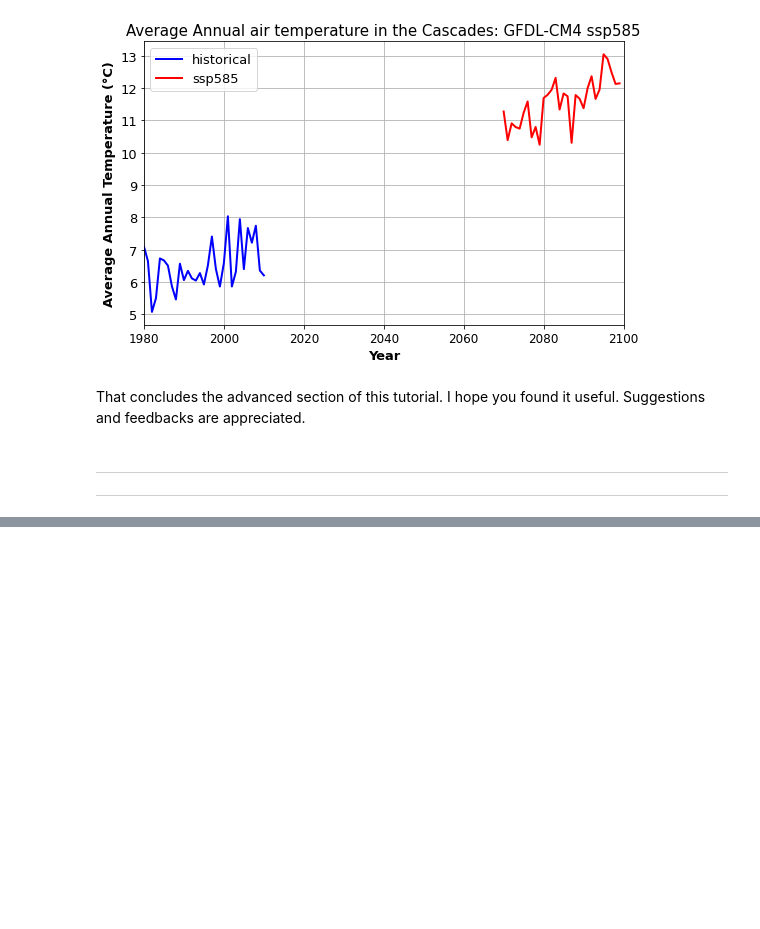
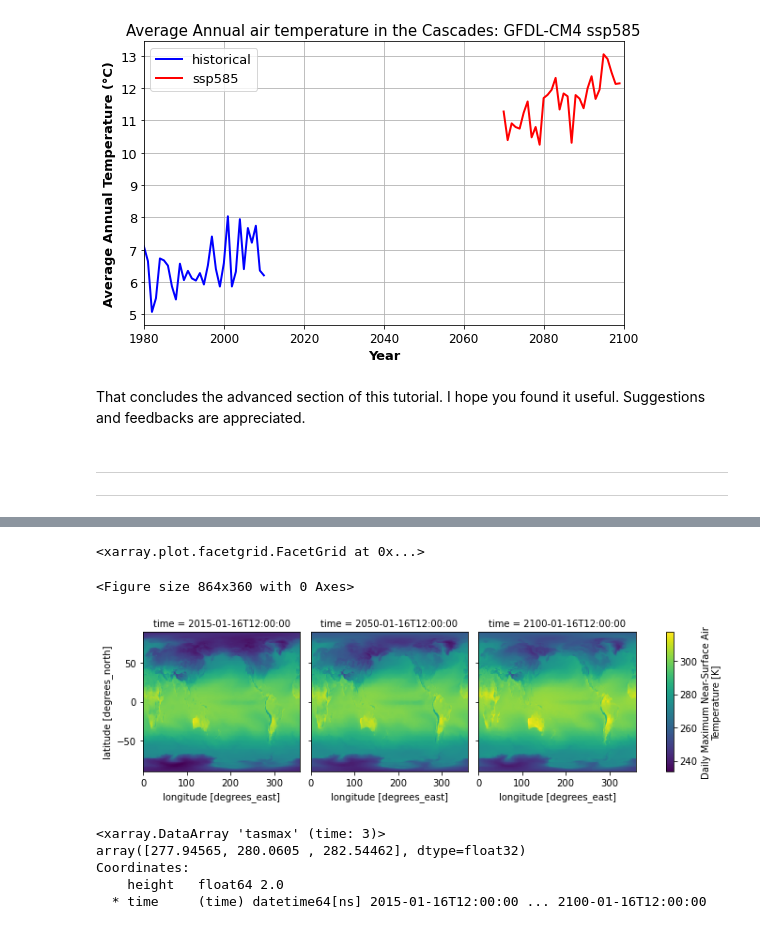
Before and after one commit to Gorkowski/Atmospheric_Science_Class, a Jupyter notebook: Classes/Part1/Lec4b_Tutorial_Python_Geospatial.ipynb, the cells around one changed output, grey strips where cells are left out. Saved outputs shown, nothing was run; the diff lists cells and outputs as text; code cells hidden in the pictures; blank space fills up the shorter version.

```diff
--- a/Classes/Part1/Lec4b_Tutorial_Python_Geospatial.ipynb
+++ b/Classes/Part1/Lec4b_Tutorial_Python_Geospatial.ipynb
@@ -1012,0 +1013,4 @@ Data variables:
+# %%
+# convert time to datetime from cftime
+data['time'] = data.indexes['time'].to_datetimeindex()
+data
@@ -1013 +1035,17 @@ Data variables:
+# %%
+fig = plt.figure(figsize=(12, 5)) # Create an empty figure so we can choose it's size
+
+data.tasmax.sel(time= [datetime(2015, 1, 1, 0, 0, 0, 0),datetime(2050, 1, 1, 0, 0, 0, 0),datetime(2100, 1, 1, 0, 0, 0, 0)], method='nearest').plot(col='time')
+# %% [output]
+<xarray.plot.facetgrid.FacetGrid at 0x...>
+<Figure size 864x360 with 0 Axes>
+[figure, added]
+# %%
+data.tasmax.sel(time= [datetime(2015, 1, 1, 0, 0, 0, 0),datetime(2050, 1, 1, 0, 0, 0, 0),datetime(2100, 1, 1, 0, 0, 0, 0)], method='nearest').mean('lat').mean('lon')
+# %% [output]
+<xarray.DataArray 'tasmax' (time: 3)>
+array([277.94565, 280.0605 , 282.54462], dtype=float32)
+Coordinates:
+    height   float64 2.0
+  * time     (time) datetime64[ns] 2015-01-16T12:00:00 ... 2100-01-16T12:00:00
 # %%
```
Also changed, not shown: parts of 7 cells of this notebook, 1 other file.
